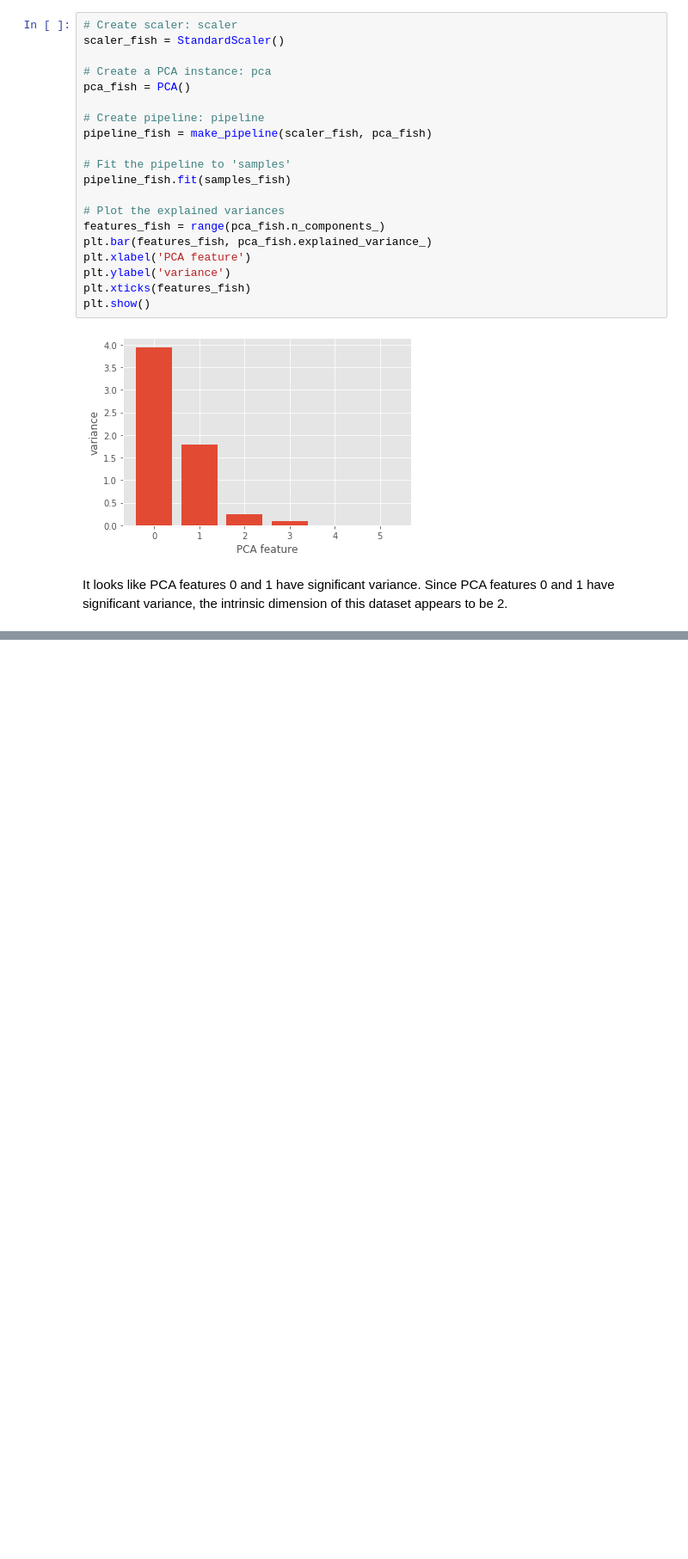
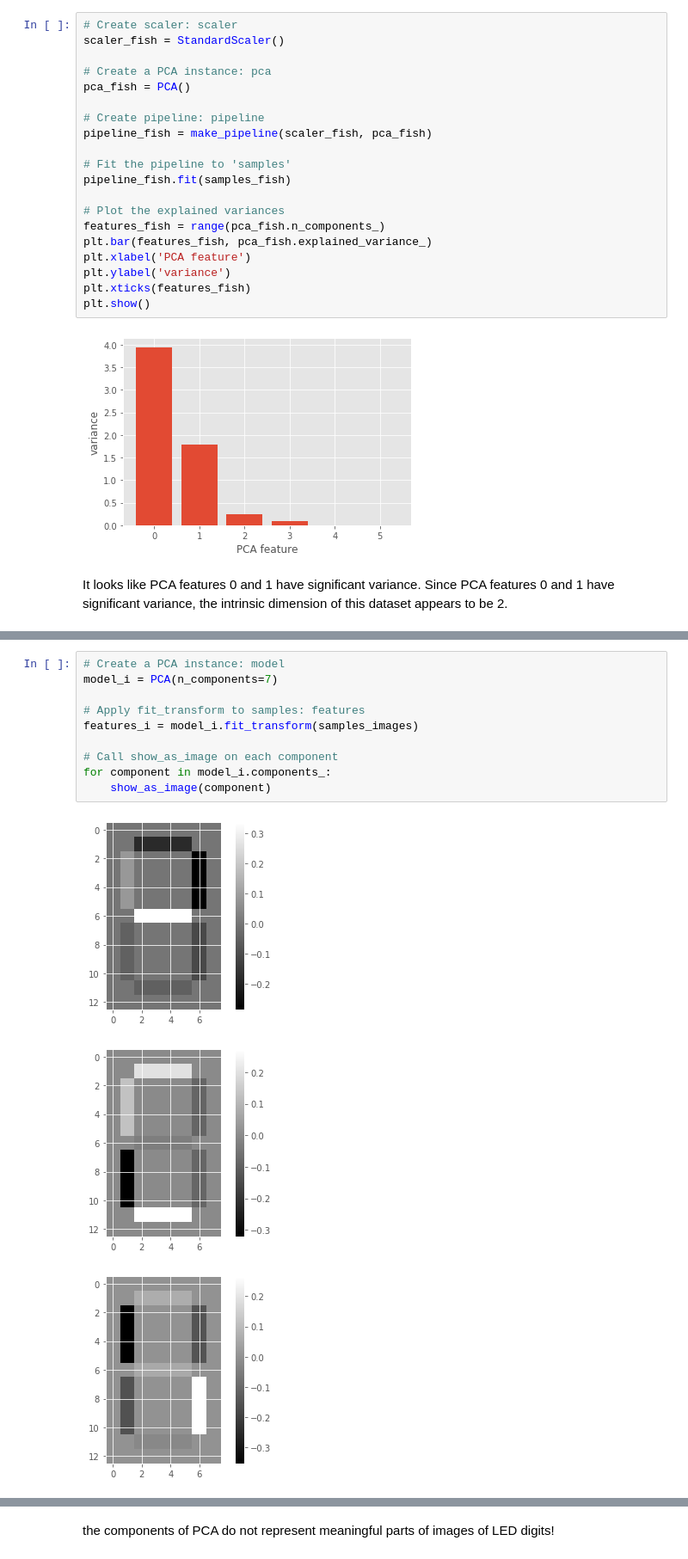
Before and after one commit to VictorOmondi1997/Unsupervised-Learning-in-Python, a Jupyter notebook: Unsupervised Learning in Python.ipynb, the cells around one changed output, grey strips where cells are left out. Shown at 86% size. Cells and saved outputs as stored; diff of their text form; blank space fills up the shorter version.

```diff
--- a/Unsupervised Learning in Python.ipynb
+++ b/Unsupervised Learning in Python.ipynb
@@ -1185,0 +1616,14 @@ It looks like PCA features 0 and 1 have significant variance. Since PCA features
+# %%
+# Create a PCA instance: model
+model_i = PCA(n_components=7)
+
+# Apply fit_transform to samples: features
+features_i = model_i.fit_transform(samples_images)
+
+# Call show_as_image on each component
+for component in model_i.components_:
+    show_as_image(component)
+# %% [output]
+[figure, added]
+[figure, added]
+[figure, added]
@@ -1185,0 +1634,2 @@ It looks like PCA features 0 and 1 have significant variance. Since PCA features
+# %% [markdown]
+the components of PCA do not represent meaningful parts of images of LED digits!
```
Also changed, not shown: parts of 63 cells of this notebook.
